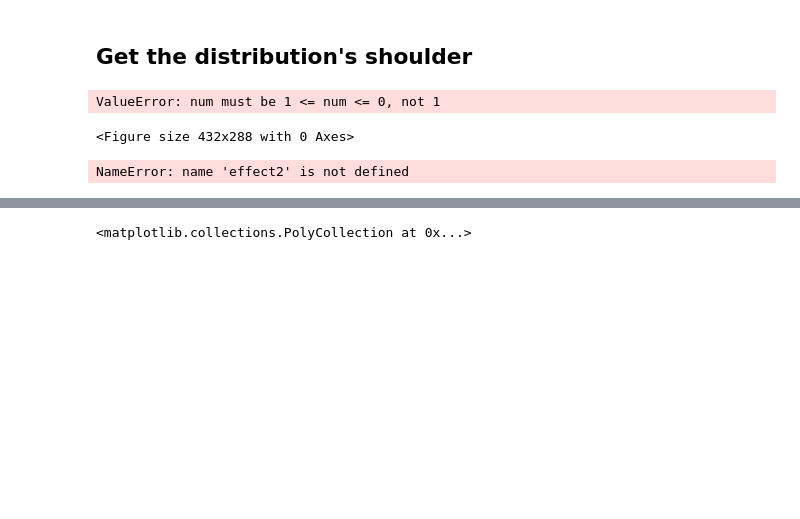
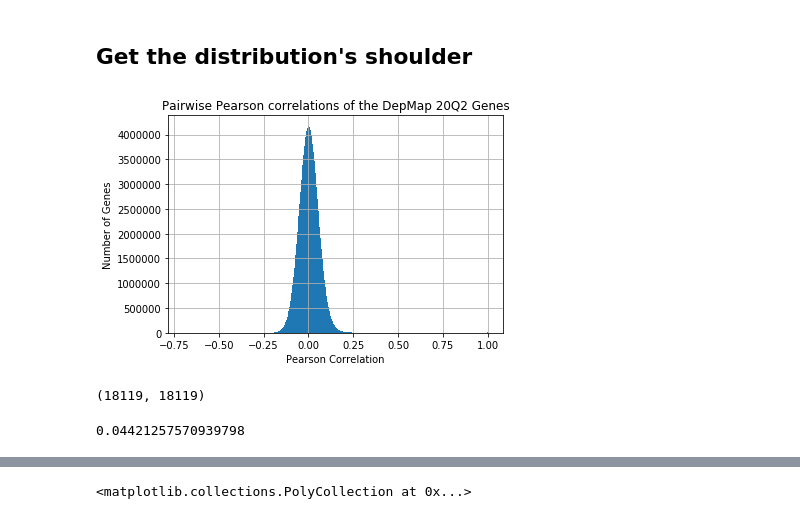
Before and after one commit to lannwal/projectlab, a Jupyter notebook: querrying_DepMap.ipynb, the cells around one changed output, grey strips where cells are left out. Cells and saved outputs as stored; diff of their text form; code cells hidden in the pictures; blank space fills up the shorter version.

```diff
--- a/querrying_DepMap.ipynb
+++ b/querrying_DepMap.ipynb
@@ -37,8 +122,9 @@ effect.columns = genes
 #effectCorr.to_csv('geneEffectCorrelation.csv')
 # ONLY ONCE CALCULATED, LOAD THE MATRIX
 # %%
-effectCorr = pd.read_csv('geneEffectCorrelation.csv')
+#effectCorr = pd.read_csv('geneEffectCorrelation.csv')
 
 # import feather
-# effectCorr.to_feather()
-# effectCorr.read_feather()
+#effectCorr.to_feather('geneEffectsCorr.feather')
+effectCorr = pd.read_feather('geneEffectsCorr.feather')
+effectCorr = effectCorr.drop("Unnamed: 0",1)
@@ -53,9 +131,13 @@ effectList = pd.DataFrame(effectList)
+# %%
+effectList = effectCorr.values.tolist()
+effectLIST = [j for i in effectList for j in i]
+sortedEffectList = np.sort(effectLIST)
+sortedEffect = pd.DataFrame(sortedEffectList)
 # %%
-effectList.hist(bins=1000)
+sortedEffect.hist(bins=1000)
 plt.title("Pairwise Pearson correlations of the DepMap 20Q2 Genes")
 plt.xlabel("Pearson Correlation")
 plt.ylabel("Number of Genes")
 plt.savefig('pcc_histogram')
 # %% [output]
-ValueError: num must be 1 <= num <= 0, not 1
-<Figure size 432x288 with 0 Axes>
+[figure, added]
@@ -62,11 +146,17 @@ ValueError: num must be 1 <= num <= 0, not 1
+# %%
+effectCorr.shape
+# %% [output]
+(18119, 18119)
+# %%
+effectCorr['TP53']
+# %% [output]
+0.04421257570939798
 # %%
 effectCorr1 = effectCorr.replace(1,0)
 effect2 = effectCorr1.max().sort_values(0)
 # %%
-effect2['TP53']
-effectCorr1['TP53'].sort_values(0).tail()
+#effect2['TP53']
+#effectCorr1['TP53'].sort_values(0).tail()
-# %% [output]
-NameError: name 'effect2' is not defined
 # %%
 cols = effectCorr.columns.to_list()
 #cols = cols[0:int(np.round(0.0009*len(cols)))]
```
Also changed, not shown: parts of 26 cells of this notebook.
